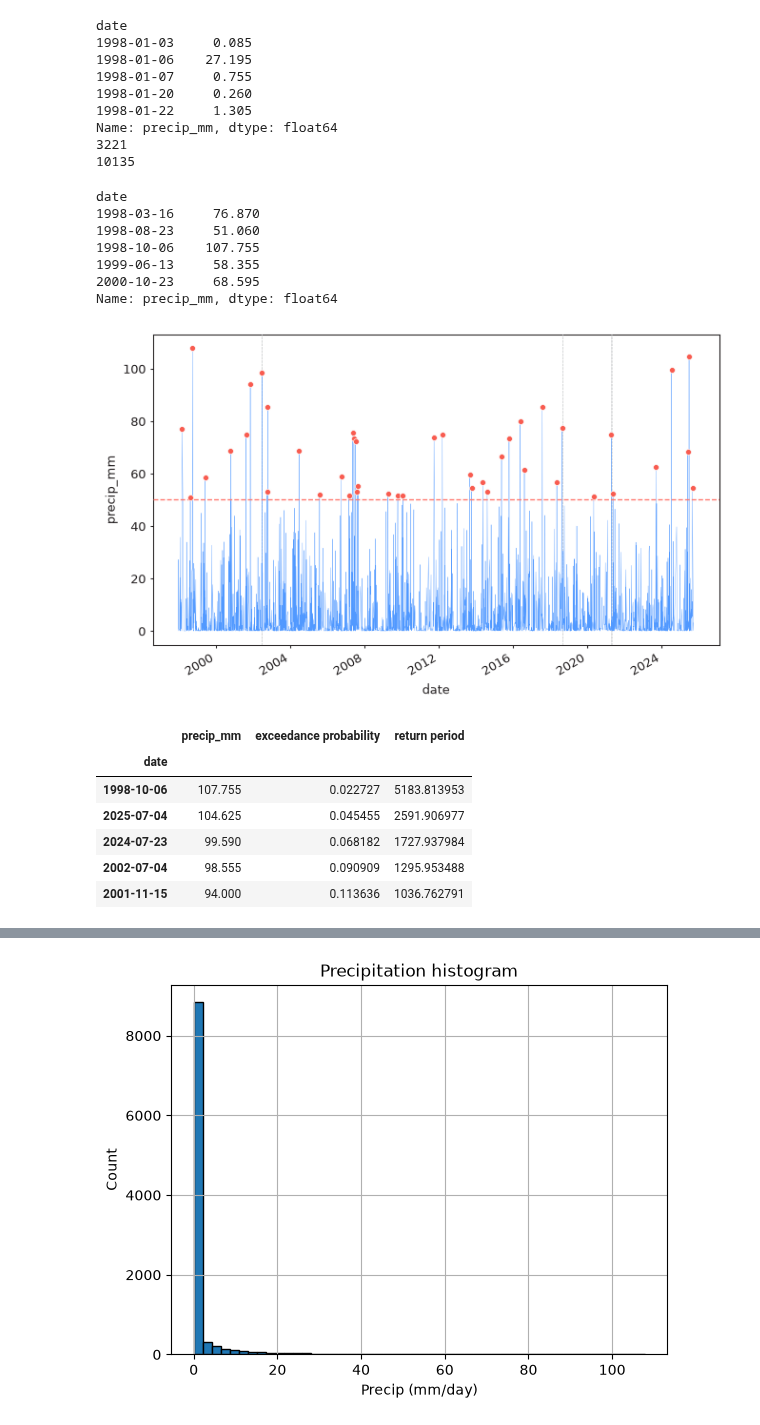
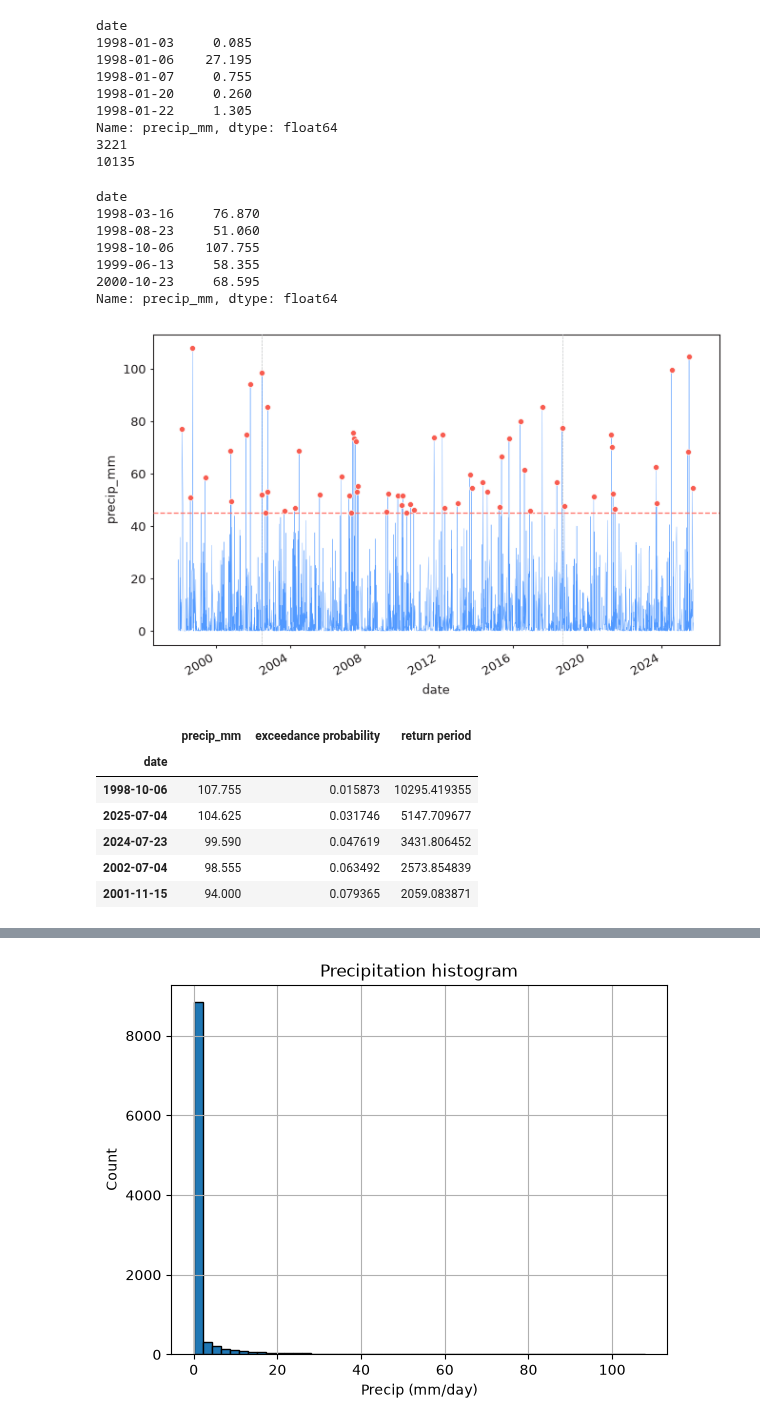
Before and after one commit to andrewmfisher/gesdisc-tutorials, a Jupyter notebook: conference-presentations/agu-2026/compute_recurrence_intervals_pot.ipynb, the cells around one changed output, grey strips where cells are left out. Cells and saved outputs as stored; diff of their text form; code cells hidden in the pictures.

Commit message:
updated with selected threshold of 45mm about 98%

```diff
--- a/conference-presentations/agu-2026/compute_recurrence_intervals_pot.ipynb
+++ b/conference-presentations/agu-2026/compute_recurrence_intervals_pot.ipynb
@@ -59,20 +59,20 @@ Name: precip_mm, dtype: float64
 # %%
 # Creating a model for the time series data using the Peaks Over Threshold (POT) method
 
 model = EVA(df_noz)
-model.get_extremes("POT", threshold=50, r="48h")
+model.get_extremes("POT", threshold=45, r="24h")
 print(model.extremes.head())
 model.plot_extremes(show_clusters=True)
 plt.show()
 # %% [output]
 date
 1998-03-16     76.870
 1998-08-23     51.060
 1998-10-06    107.755
 1999-06-13     58.355
 2000-10-23     68.595
 Name: precip_mm, dtype: float64
-[figure, old version]
+[figure, new version]
 # %%
 # Estimating return periods - POT method
 
@@ -81,26 +81,26 @@ from pyextremes import get_extremes, get_return_periods
 extremes = get_extremes(
     ts=df_noz,
     method="POT",
-    threshold=50,
-    r="48h",
+    threshold=45,
+    r="24h",
 )
 return_periods = get_return_periods(
     ts=df_noz,
     extremes=extremes,
     extremes_method="POT",
     extremes_type="high",
-    return_period_size="48h",
+    return_period_size="24h",
     plotting_position="weibull",
 )
 return_periods.sort_values("return period", ascending=False).head()
 # %% [output]
 |  | precip_mm | exceedance probability | return period |
 | date |  |  |  |
-| 1998-10-06 | 107.755 | 0.022727 | 5183.813953 |
-| 2025-07-04 | 104.625 | 0.045455 | 2591.906977 |
-| 2024-07-23 | 99.590 | 0.068182 | 1727.937984 |
-| 2002-07-04 | 98.555 | 0.090909 | 1295.953488 |
-| 2001-11-15 | 94.000 | 0.113636 | 1036.762791 |
+| 1998-10-06 | 107.755 | 0.015873 | 10295.419355 |
+| 2025-07-04 | 104.625 | 0.031746 | 5147.709677 |
+| 2024-07-23 | 99.590 | 0.047619 | 3431.806452 |
+| 2002-07-04 | 98.555 | 0.063492 | 2573.854839 |
+| 2001-11-15 | 94.000 | 0.079365 | 2059.083871 |
 # %%
 # Fit a model to the extreme values
 
```
Also changed, not shown: parts of 5 cells of this notebook, 2 other files.
